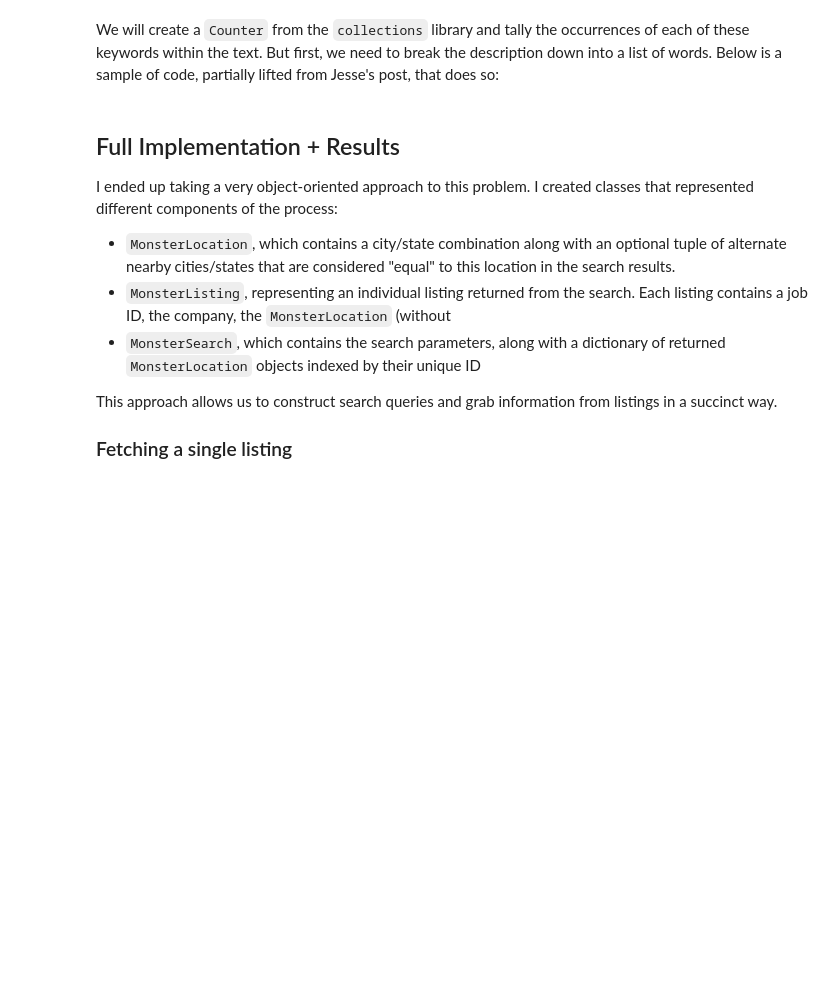
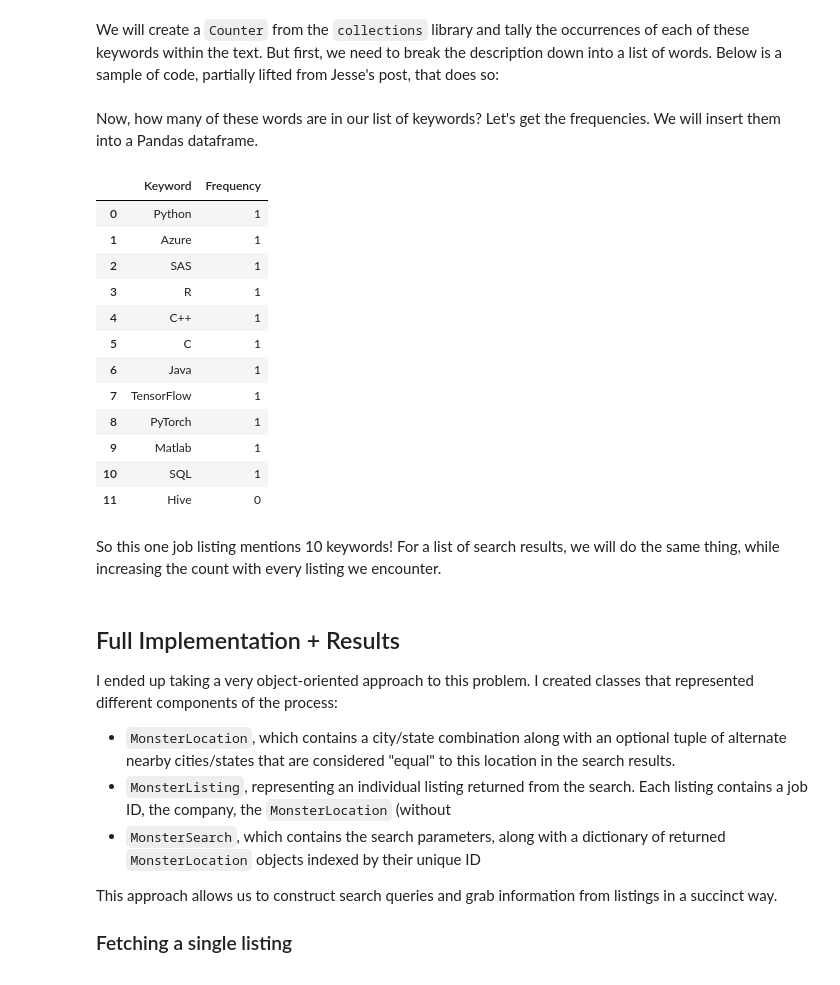
Before and after one commit to benmayersohn/monster-scraping, a Jupyter notebook: MonsterScraping.ipynb, the cells around one changed output. Saved outputs shown, nothing was run; the diff lists cells and outputs as text; code cells hidden in the pictures; blank space fills up the shorter version.

```diff
--- a/MonsterScraping.ipynb
+++ b/MonsterScraping.ipynb
@@ -129,6 +129,67 @@ print(DATA_SCI_KEYWORDS)
 ['Python', 'R', 'Spark', 'Hadoop', 'SQL', 'NoSQL', 'Matlab', 'Linux', 'Excel', 'Azure', 'AWS', 'H2O', 'Java', 'C', 'C++', 'C#', 'Scala', 'Tableau', 'MongoDB', 'Postgres', 'PyTorch', 'TensorFlow', 'SAS ...
 # %% [markdown]
 We will create a `Counter` from the `collections` library and tally the occurrences of each of these keywords within the text. But first, we need to break the description down into a list of words. Below is a sample of code, partially lifted from Jesse's post, that does so:
+# %%
+import re
+from nltk.corpus import stopwords
+
+delete_matching = "[^a-zA-Z.+3]"
+
+lines = (line.strip() for line in job_desc.splitlines())
+
+# break multi-headlines into a line each
+chunks = (phrase.strip() for line in lines for phrase in line.split("  "))
+
+# Get rid of all blank lines and ends of line
+text = ''.join(chunk + ' ' for chunk in chunks if chunk).encode('utf-8')
+
+# Now clean out all of the unicode junk
+text = text.decode('unicode_escape')
+
+# Get rid of any terms that aren't words
+text = re.sub(delete_matching, " ", text)
+
+text = text.lower().split()  # Go to lower case and split them apart
+
+stop_words = set(stopwords.words("english"))
+
+words = list()
+for w in text:
+    if w not in [x.lower() for x in DATA_SCI_KEYWORDS]:
+        w = w.replace('.', '')
+    if w not in stop_words and len(w) > 0:
+        words.append(w)
+
+# Just get the set of these.
+all_words = list(set(words))
+# %% [markdown]
+Now, how many of these words are in our list of keywords? Let's get the frequencies. We will insert them into a Pandas dataframe.
+# %%
+from collections import Counter
+import pandas as pd
+
+freqs = Counter(all_words)
+
+out_dict = dict([(x, freqs[x.lower()]) for x in DATA_SCI_KEYWORDS])
+df = pd.DataFrame.from_dict(out_dict, orient='index', columns=['Frequency']).reset_index()
+df = df.rename(columns={'index': 'Keyword'}).sort_values(by='Frequency', ascending=False).reset_index(drop=True)
+df.head(12)
+# %% [output]
+|  | Keyword | Frequency |
+| 0 | Python | 1 |
+| 1 | Azure | 1 |
+| 2 | SAS | 1 |
+| 3 | R | 1 |
+| 4 | C++ | 1 |
+| 5 | C | 1 |
+| 6 | Java | 1 |
+| 7 | TensorFlow | 1 |
+| 8 | PyTorch | 1 |
+| 9 | Matlab | 1 |
+| 10 | SQL | 1 |
+| 11 | Hive | 0 |
+# %% [markdown]
+So this one job listing mentions 10 keywords! For a list of search results, we will do the same thing, while increasing the count with every listing we encounter.
 # %% [markdown]
 ## Full Implementation + Results
 
```
Also changed, not shown: 1 other file.
